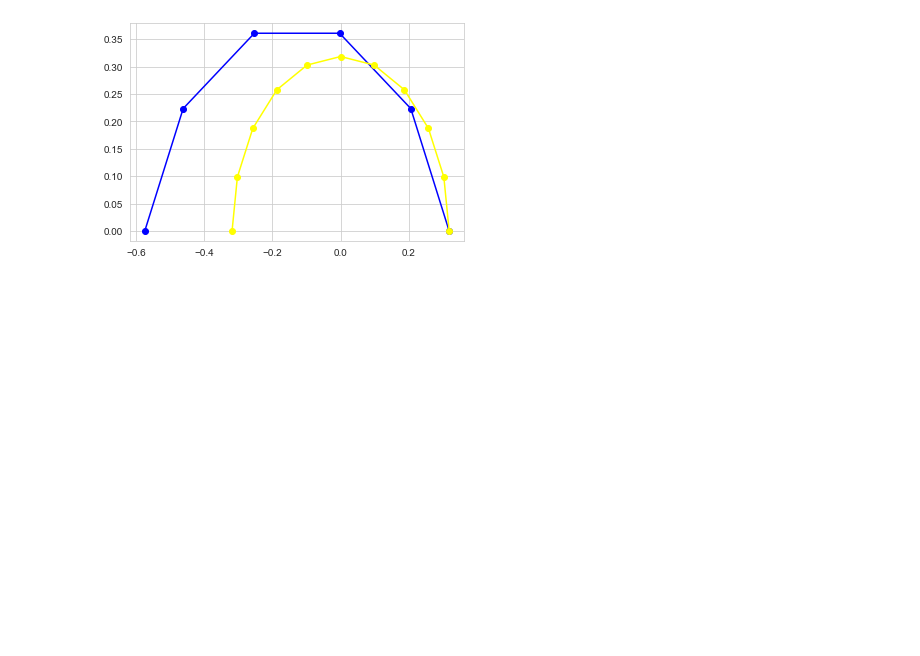
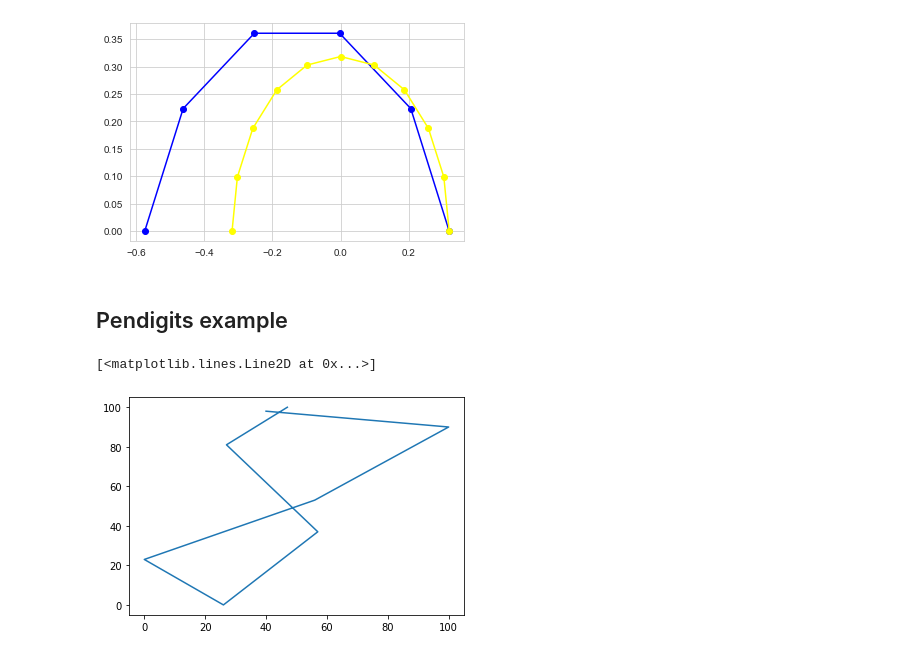
Before and after one commit to LinusBleistein/Signature-inversion, a Jupyter notebook: Insertion algorithm.ipynb, the cells around one changed output. Cells and saved outputs as stored; diff of their text form; code cells hidden in the pictures; blank space fills up the shorter version.

Commit message:
add Pendigits example

```diff
--- a/Insertion algorithm.ipynb
+++ b/Insertion algorithm.ipynb
@@ -130,3 +130,16 @@ plt.show()
 # %% [output]
 torch.Size([1, 62])
 [figure]
+# %% [markdown]
+## Pendigits example
+# %%
+from get_data import get_pendigits
+
+X,y=get_pendigits()
+# %%
+path=torch.tensor(X[0,:,:])
+
+plt.plot(path[:,0],path[:,1])
+# %% [output]
+[<matplotlib.lines.Line2D at 0x...>]
+[figure, added]
```
Also changed, not shown: parts of 1 cell of this notebook, 1 other file.
